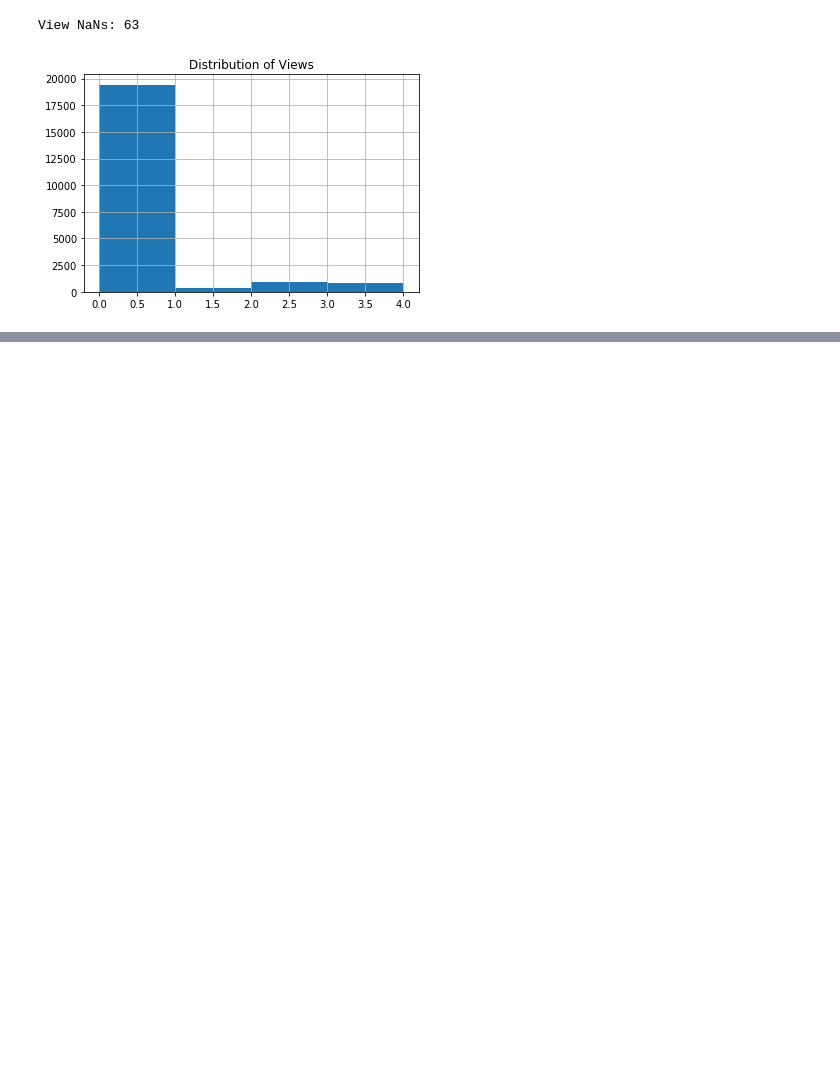
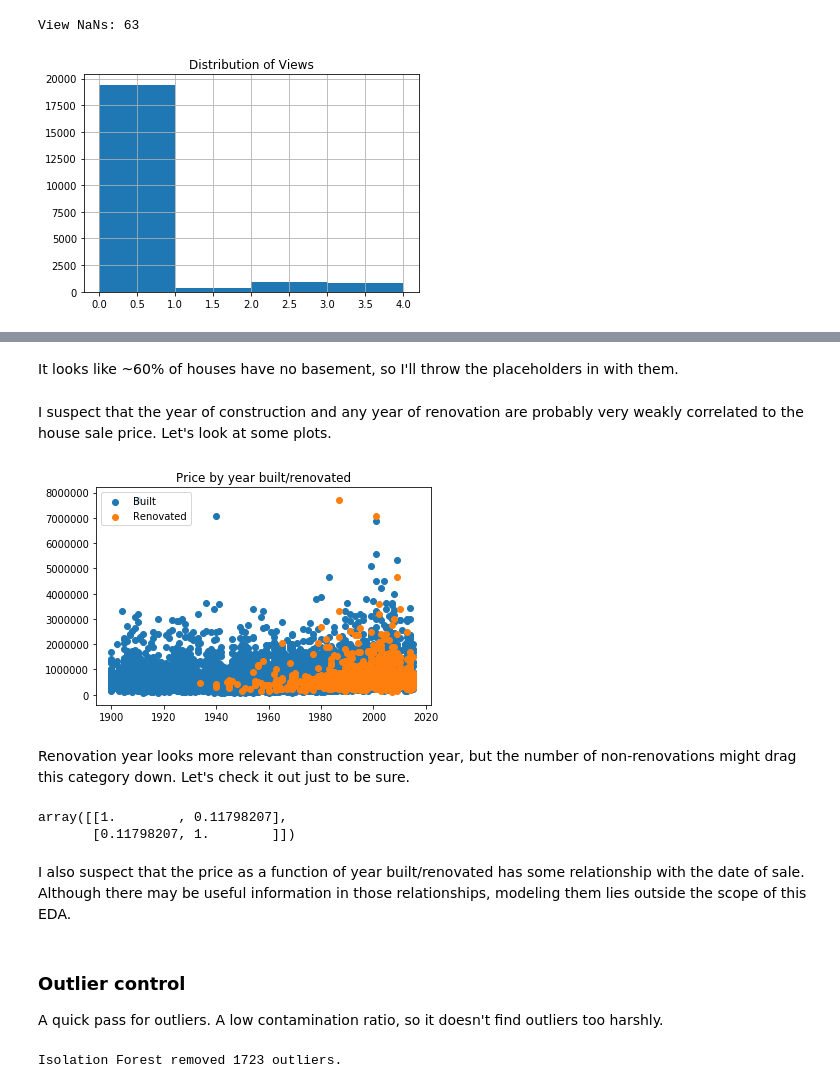
Before and after one commit to npeirson/dsc-v2-mod1-final-project-online-ds-sp-000, a Jupyter notebook: Project Notebook.ipynb, the cells around one changed output, grey strips where cells are left out. Cells and saved outputs as stored; diff of their text form; code cells hidden in the pictures; blank space fills up the shorter version.

```diff
--- a/Project Notebook.ipynb
+++ b/Project Notebook.ipynb
@@ -173,4 +100,0 @@ Placeholders in `sqft_basement`: 452
-# %%
-data['zipcode'] = data['zipcode'].astype(int)
-data['waterfront'] = data['waterfront'].astype(int)
-data['view'] = data['view'].astype(int)
@@ -282,12 +100,0 @@ Index(['id', 'date', 'price', 'sqft_living', 'sqft_lot', 'waterfront',
-# %%
-to_cut = ['sqft_living','sqft_lot','sqft_above','sqft_basement','sqft_living15','sqft_lot15']
-data['sqft_basement'] = data['sqft_basement'].astype(float)
-
-for col in to_cut:
-    plt.figure(figsize=(18,8))
-    plt.subplot(1,2,1)
-    data[col].hist(bins=6)
-    plt.title('Histogram of {}'.format(col))
-    plt.subplot(1,2,2)
-    plt.scatter(data[col],data['price'])
-    plt.title('{} vs price'.format(col));
@@ -324,7 +100,0 @@ for col in to_cut:
-# %%
-X = data
-X.drop('date',axis=1,inplace=True)
-X.drop('lat',axis=1,inplace=True)
-X.drop('long',axis=1,inplace=True)
-X.drop('id',axis=1,inplace=True)
-y = data.pop('price')
@@ -353,0 +133,29 @@ X_train,X_test,y_train,y_test = tts(X_scaled,y_scaled,test_size=0.1)
+# %% [markdown]
+It looks like ~60% of houses have no basement, so I'll throw the placeholders in with them.
+# %%
+data.loc[data['sqft_basement'] == '?','sqft_basement'] = 0.
+
+# a few dtypes to change
+data['waterfront'] = data['waterfront'].astype(int)
+data['view'] = data['view'].astype(int)
+data['sqft_basement'] = data['sqft_basement'].astype(float).astype(int)
+# %% [markdown]
+I suspect that the year of construction and any year of renovation are probably very weakly correlated to the house sale price. Let's look at some plots.
+# %%
+plt.scatter(data['yr_built'],data['price']);
+renovated = data.loc[data['yr_renovated'] > 0,'yr_renovated']
+ren_price = data.loc[data['yr_renovated'] > 0,'price']
+plt.scatter(renovated,ren_price)
+plt.title("Price by year built/renovated")
+plt.legend(["Built","Renovated"],loc='upper left');
+# %% [output]
+[figure, added]
+# %% [markdown]
+Renovation year looks more relevant than construction year, but the number of non-renovations might drag this category down. Let's check it out just to be sure.
+# %%
+np.corrcoef(data['yr_renovated'],data['price'])
+# %% [output]
+array([[1.        , 0.11798207],
+       [0.11798207, 1.        ]])
+# %% [markdown]
+I also suspect that the price as a function of year built/renovated has some relationship with the date of sale. Although there may be useful information in those relationships, modeling them lies outside the scope of this EDA.
@@ -353,0 +165,27 @@ X_train,X_test,y_train,y_test = tts(X_scaled,y_scaled,test_size=0.1)
+# %% [markdown]
+### Outlier control
+A quick pass for outliers. A low contamination ratio, so it doesn't find outliers too harshly.
+# %%
+from sklearn.ensemble import IsolationForest
+
+clf = IsolationForest(behaviour='new', contamination=0.08)
+
+# only the columns that can have outlier values
+floatints = data[['price','bedrooms','bathrooms','sqft_living',
+                  'sqft_lot','floors','sqft_above','sqft_basement',
+                  'sqft_living15','sqft_lot15']]
+
+# -1 indicates outlier
+data['cleaver'] = clf.fit_predict(floatints)
+
+old_size = len(data)
+
+indexes = data[data['cleaver'] == -1].index
+data.drop(indexes, inplace=True)
+
+new_size = len(data)
+print('Isolation Forest removed {} outliers.'.format(old_size - new_size))
+
+data.drop('cleaver',axis=1,inplace=True)
+# %% [output]
+Isolation Forest removed 1723 outliers.
```
Also changed, not shown: parts of 71 cells of this notebook, 2 other files.
